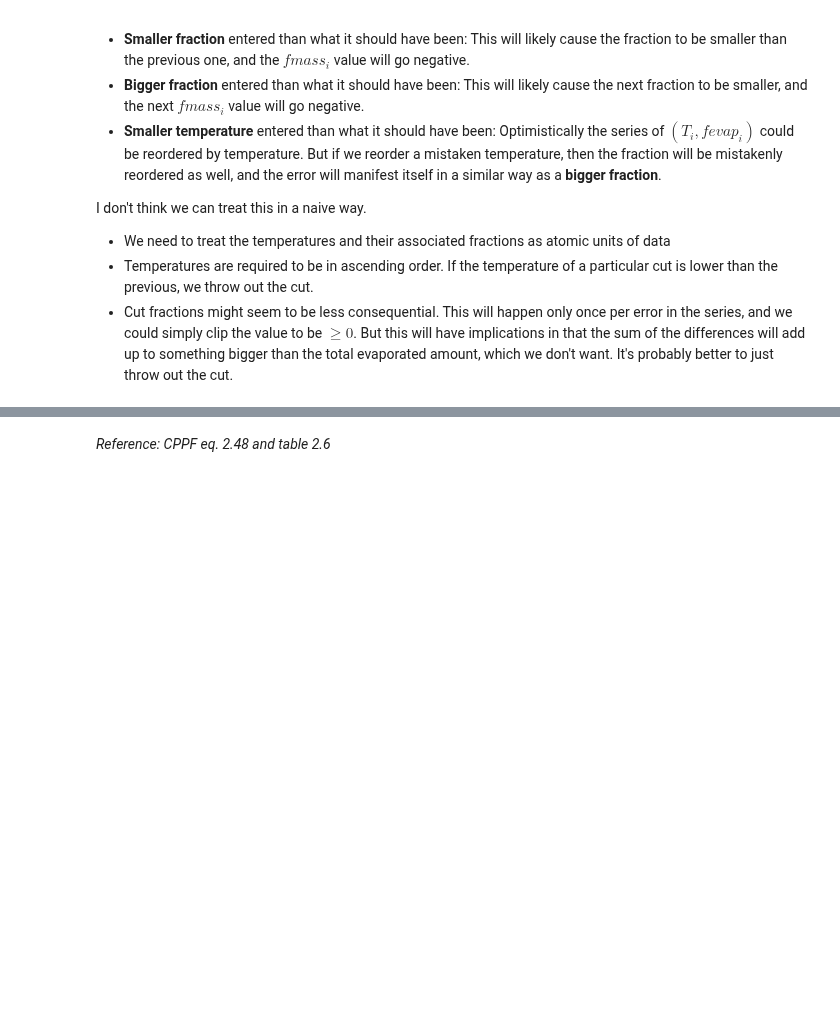
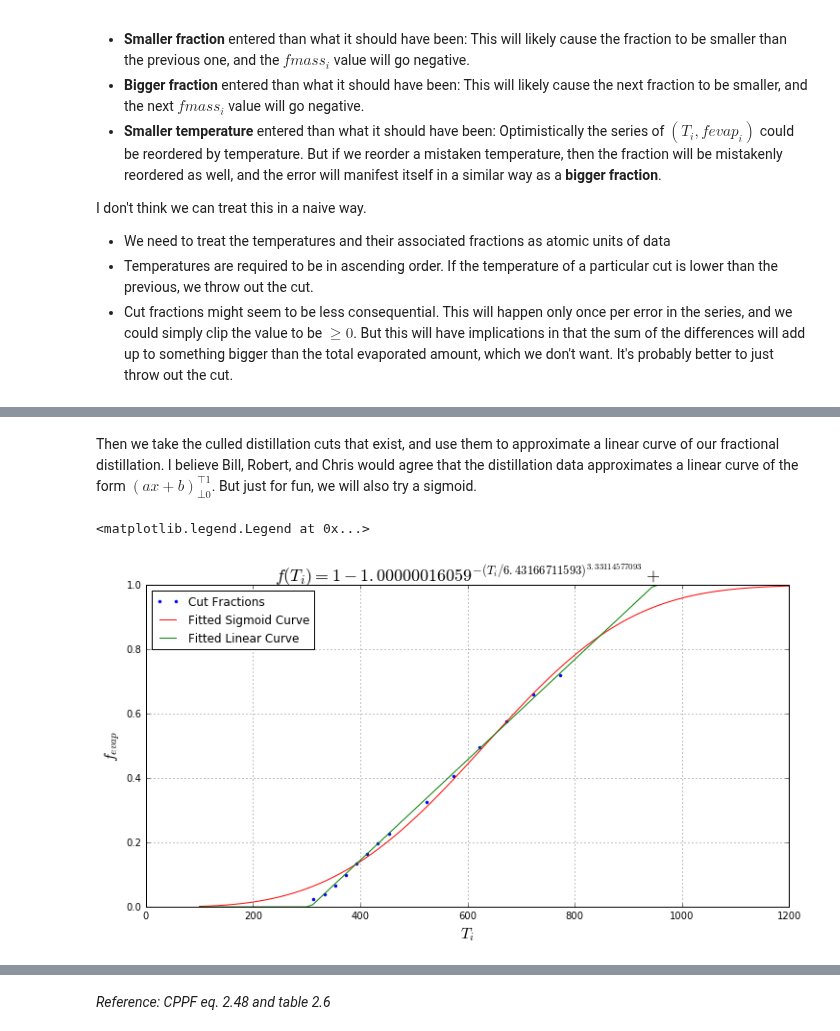
Before and after one commit to NOAA-ORR-ERD/OilLibrary, a Jupyter notebook: documentation/notebooks/Oil_Properties_Estimation.ipynb, the cells around one changed output, grey strips where cells are left out. Drawn from its saved outputs; the diff is of its cells as text; code cells hidden in the pictures; blank space fills up the shorter version.

```diff
--- a/documentation/notebooks/Oil_Properties_Estimation.ipynb
+++ b/documentation/notebooks/Oil_Properties_Estimation.ipynb
@@ -723,0 +632,54 @@ for obj in (ans_mp, ans_2002, bahia, arabian, canola):
+# %% [markdown]
+Then we take the culled distillation cuts that exist, and use them to approximate a linear curve of our fractional distillation.  I believe Bill, Robert, and Chris would agree that the distillation data approximates a linear curve of the form $(ax + b)_{\bot 0}^{\top 1}$.  But just for fun, we will also try a sigmoid.
+# %%
+plt.figure(1, figsize=(12,6))
+plt.subplot(111)
+
+boiling_points = [c.vapor_temp_k for c in oil_culled_cuts(ans_2002)]
+cum_fractions = [c.fraction for c in oil_culled_cuts(ans_2002)]
+plt.plot(boiling_points, cum_fractions, '.b', label="Cut Fractions")
+
+plt.xlabel(r'$T_i$', fontsize=16)
+plt.ylabel(r'$f_{evap}$', fontsize=16)
+plt.grid()
+
+#def func(x, a, b, c, d):
+#    return a*x**3 + b*x**2 +c*x + d
+
+def sigmoid(x, j, k, lamb):
+    # intuitively, our cut fractions could approximate
+    # a similar shape as a cumulative distribution function
+    # or sigmoid.
+    return (1.0 - j ** (-1.0 * (x / lamb) ** k))
+
+def linear(x, a, b):
+    # intuitively, our cut fractions could approximate
+    # a similar shape as a linear function.
+    return (a * x + b)
+
+
+"""
+    curve_fit the sigmoid
+"""
+popt, pcov = curve_fit(sigmoid, boiling_points, cum_fractions)
+plt.title(r'$f(T_i)= '
+          '1 - {0}^{{-(T_i / {2})^{{{1}}} }} + '
+          '$'.format(*popt),
+          fontsize=18)
+
+# now plot our sigmoid curve with a bunch of boiling points from 273K to 1015K
+new_bps = np.linspace(100., 1200., 100)
+plt.plot(new_bps, sigmoid(new_bps, *popt), '-r', label="Fitted Sigmoid Curve")
+
+"""
+    curve_fit the sigmoid
+"""
+popt, pcov = curve_fit(linear, boiling_points, cum_fractions)
+
+# now plot our linear curve with a bunch of boiling points from 273K to 1015K
+plt.plot(new_bps, np.clip(linear(new_bps, *popt), 0.0, 1.0), '-g', label="Fitted Linear Curve")
+
+plt.legend(loc='upper left')
+# %% [output]
+<matplotlib.legend.Legend at 0x...>
+[figure, added]
```
Also changed, not shown: parts of 265 cells of this notebook.
